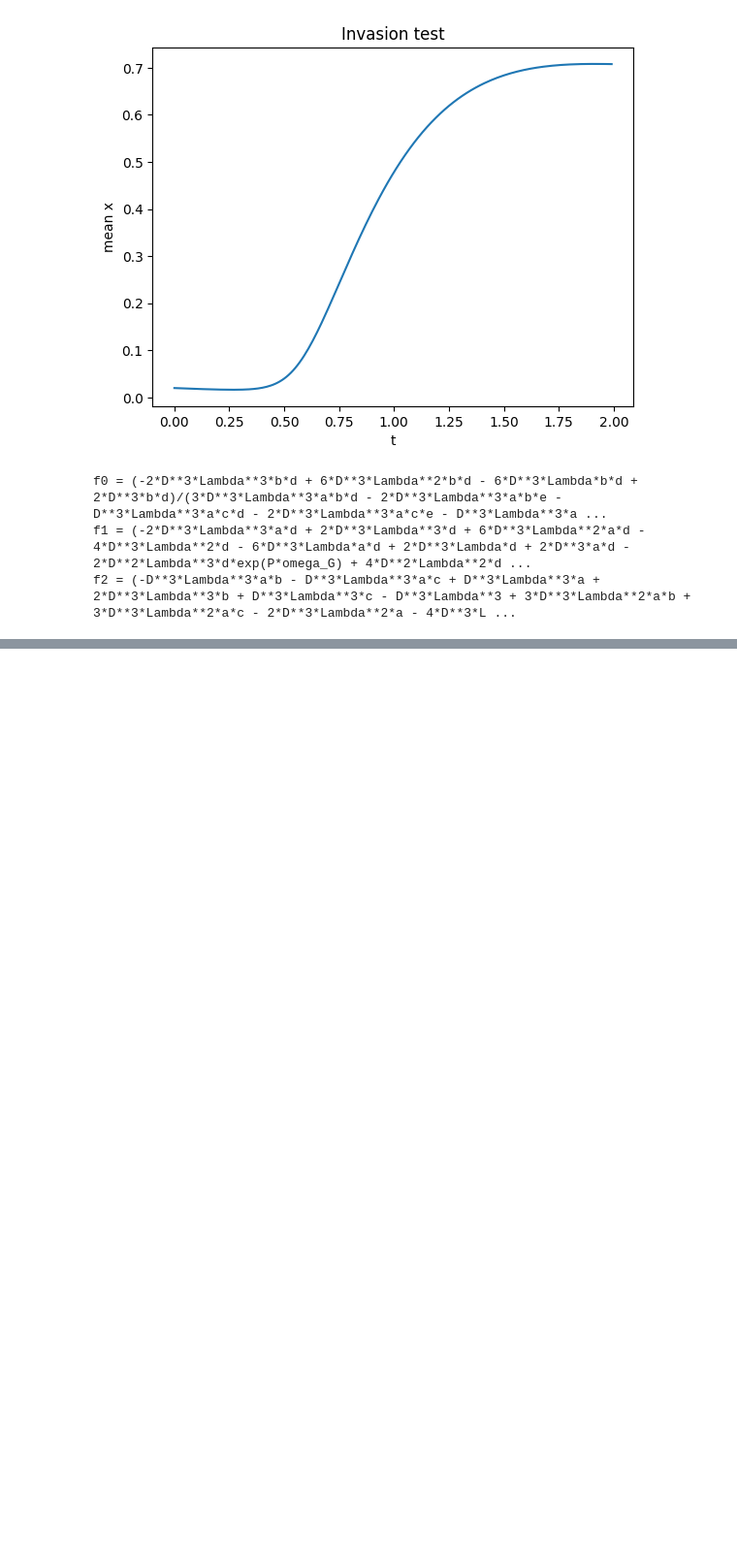
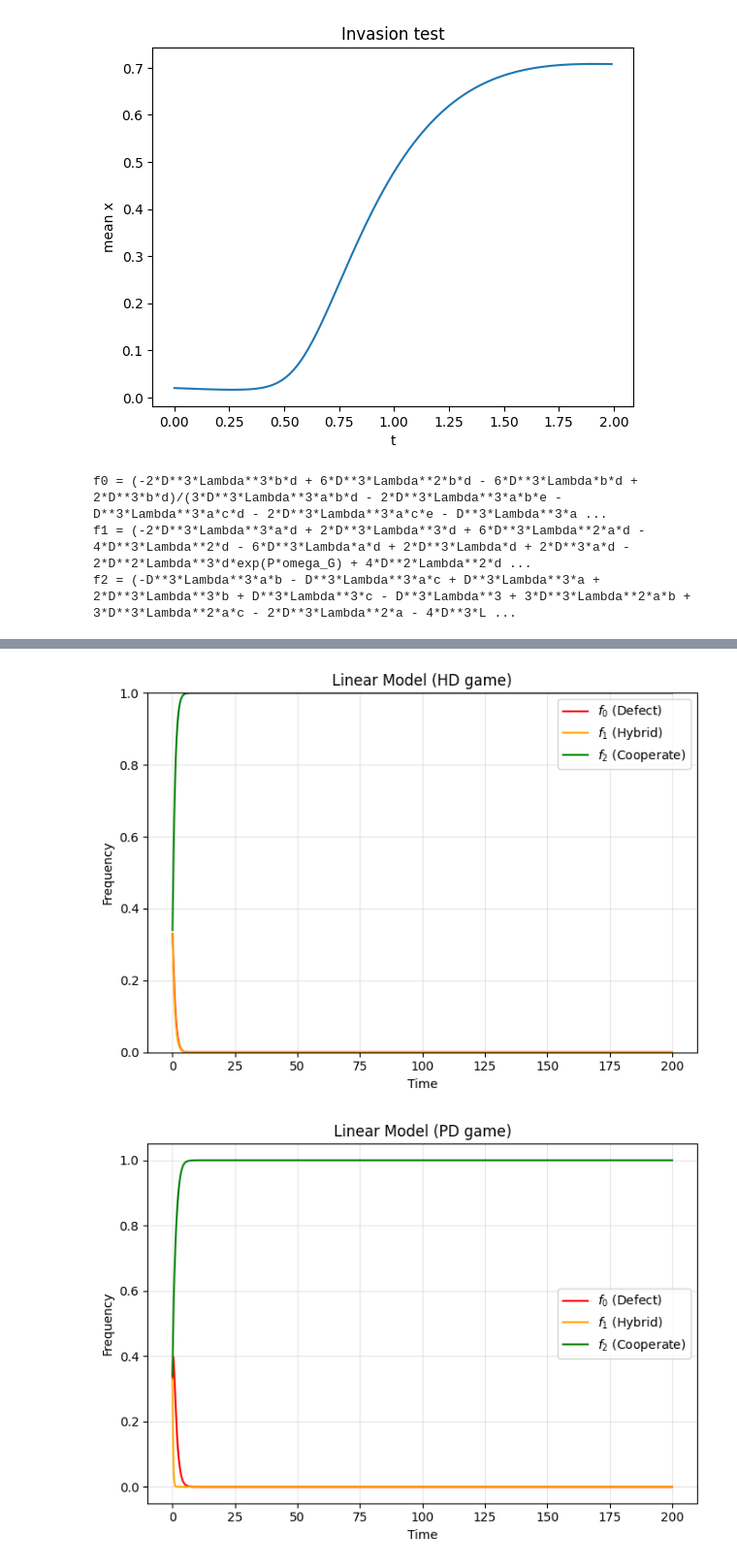
Before and after one commit to xuhanp2/IMLforBiologyMathModel, a Jupyter notebook: simulation.ipynb, the cells around one changed output, grey strips where cells are left out. Shown at 97% size. Cells and saved outputs as stored; diff of their text form; code cells hidden in the pictures; blank space fills up the shorter version.

```diff
--- a/simulation.ipynb
+++ b/simulation.ipynb
@@ -1022,0 +1182,79 @@ Eigenvalues of Jacobian:
+# %%
+import numpy as np
+import matplotlib.pyplot as plt
+from scipy.optimize import fsolve
+import numpy.linalg as LA
+
+def TN_linear_system(t, f, R, S, T, P, w_I, w_G, Lambda):
+    f0, f1, f2 = f
+
+    G0 = P
+    G1 = (T + S) / 2
+    G2 = R
+
+    avgG = G0 * f0 + G1 * f1 + G2 * f2
+
+    df0 = (1 + w_I * T) * f1 \
+          + Lambda * w_G * f0 * (P - avgG)
+
+    df1 = -(2 + w_I * (T + S)) * f1 \
+          + Lambda * w_G * f1 * (G1 - avgG)
+
+    df2 = (1 + w_I * S) * f1 \
+          + Lambda * w_G * f2 * (R - avgG)
+
+    return np.array([df0, df1, df2])
+w_I, w_G, Lambda = 0.1, 0.1, 10
+f0_init = np.array([0.33, 0.33, 0.34])
+t_span = (0, 200)
+dt = 0.001
+HD = dict(R=6, S=5, T=12, P=3)
+PD = dict(R=7, S=3, T=8, P=6) #P>
+# PD = dict(R=6, S=3, T=7, P=5) #R>
+# PD = dict(R=5, S=3, T=8, P=6)
+def solve(system, y0, params):
+    t_vals = np.arange(t_span[0], t_span[1], dt)
+    y_vals = np.zeros((len(t_vals), 3))
+    y = y0.copy()
+
+    for i, t in enumerate(t_vals):
+        y_vals[i] = y
+        y = rk4_step(lambda tt, yy: system(tt, yy, **params,
+                                            w_I=w_I, w_G=w_G, Lambda=Lambda),
+                      t, y, dt)
+        y = y / np.sum(y)
+
+    return t_vals, y_vals
+t_HD, res_HD = solve(TN_linear_system, f0_init, HD)
+t_PD, res_PD = solve(TN_linear_system, f0_init, PD)
+
+plt.figure(figsize=(7,5))
+plt.plot(t_HD, res_HD[:,0], label=r"$f_0$ (Defect)", color="red")
+plt.plot(t_HD, res_HD[:,1], label=r"$f_1$ (Hybrid)", color="orange")
+plt.plot(t_HD, res_HD[:,2], label=r"$f_2$ (Cooperate)", color="green")
+
+plt.title("Linear Model (HD game)")
+plt.xlabel("Time")
+plt.ylabel("Frequency")
+plt.grid(alpha=0.3)
+plt.legend()
+plt.tight_layout()
+plt.ylim(0, 1)
+plt.show()
+
+
+plt.figure(figsize=(7,5))
+plt.plot(t_PD, res_PD[:,0], label=r"$f_0$ (Defect)", color="red")
+plt.plot(t_PD, res_PD[:,1], label=r"$f_1$ (Hybrid)", color="orange")
+plt.plot(t_PD, res_PD[:,2], label=r"$f_2$ (Cooperate)", color="green")
+
+plt.title("Linear Model (PD game)")
+plt.xlabel("Time")
+plt.ylabel("Frequency")
+plt.grid(alpha=0.3)
+plt.legend()
+plt.tight_layout()
+plt.show()
+# %% [output]
+[figure, added]
+[figure, added]
```
Also changed, not shown: parts of 8 cells of this notebook, 7 other files.
